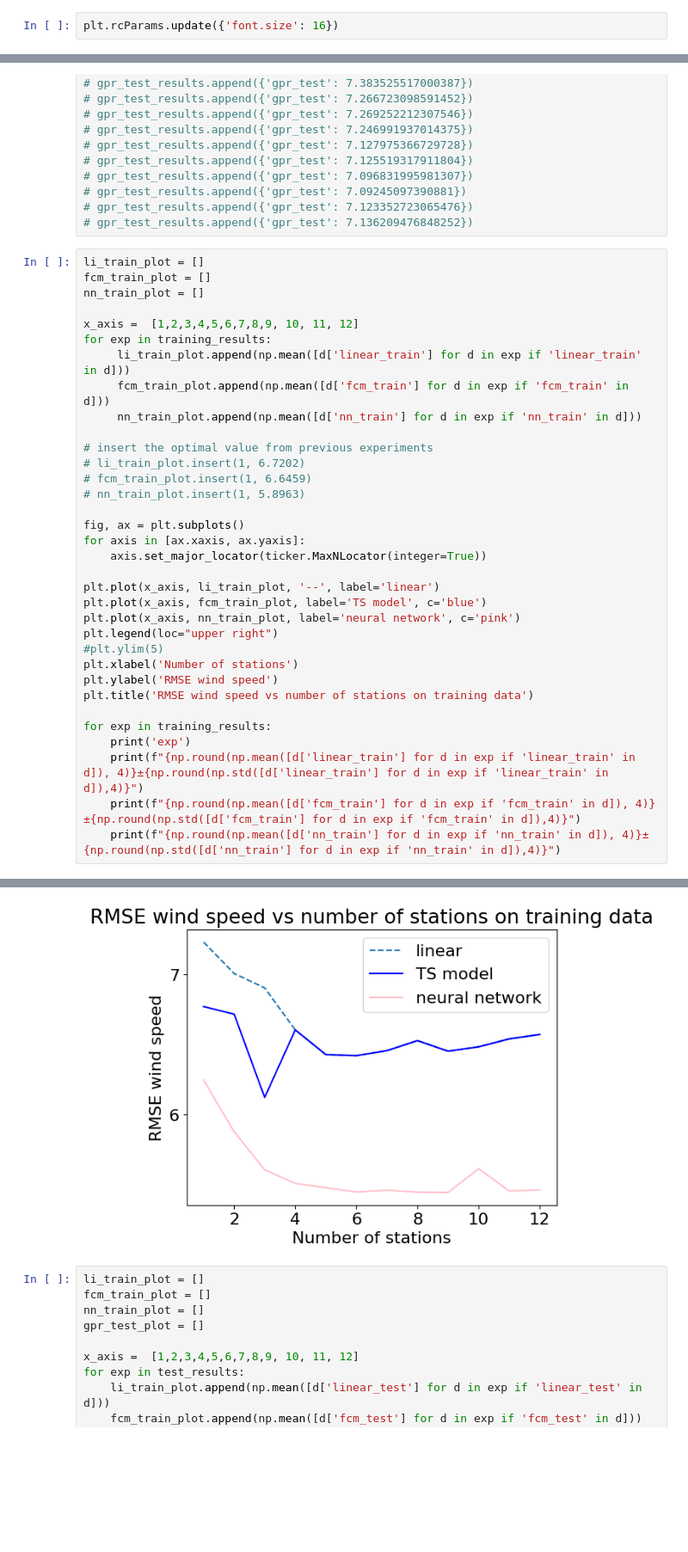
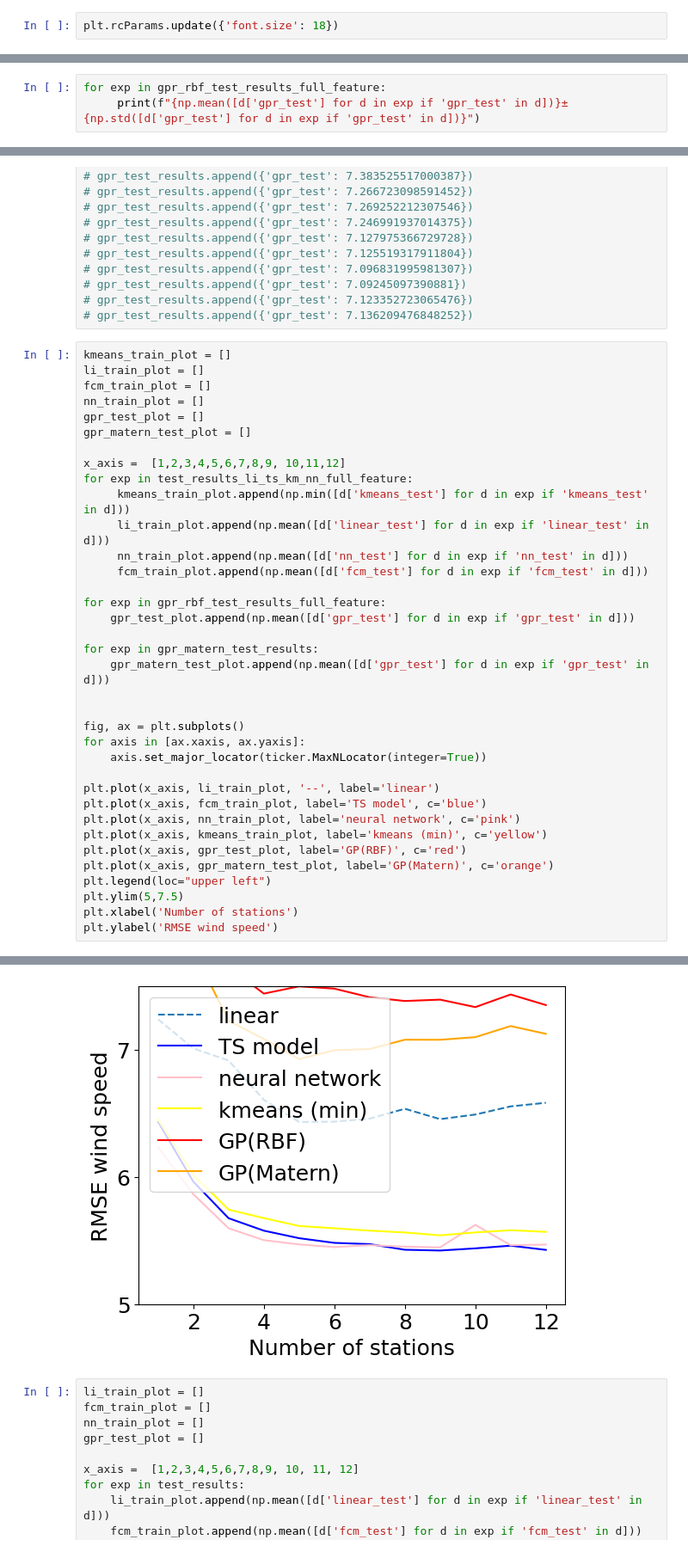
Before and after one commit to yfen3/WindSpeedApproximation, a Jupyter notebook: Exp13_gpr_fix_rmse_full_feature.ipynb, the cells around one changed output, grey strips where cells are left out. Shown at 86% size. Drawn from its saved outputs; the diff is of its cells as text; blank space fills up the shorter version.

Commit message:
240303: Added some visualization notebooks

```diff
--- a/Exp13_gpr_fix_rmse_full_feature.ipynb
+++ b/Exp13_gpr_fix_rmse_full_feature.ipynb
@@ -47,7 +48,7 @@ Num GPUs Available:  1
 # Experiment results for all 6 features (precip is removed)
 # with fixed GPR model
 # %%
-plt.rcParams.update({'font.size': 16})
+plt.rcParams.update({'font.size': 18})
 # %%
 def subsample_data(data, sample_size = 10000):
     indices = np.random.choice(data.shape[0], sample_size, replace=False)
@@ -255,0 +295,3 @@ Root Mean Squared Error: 7.136209476848252
+# %%
+for exp in gpr_rbf_test_results_full_feature:
+     print(f"{np.mean([d['gpr_test'] for d in exp if 'gpr_test' in d])}±{np.std([d['gpr_test'] for d in exp if 'gpr_test' in d])}")
@@ -268,20 +323,26 @@ Root Mean Squared Error: 7.136209476848252
 # gpr_test_results.append({'gpr_test': 7.123352723065476})
 # gpr_test_results.append({'gpr_test': 7.136209476848252})
 # %%
+kmeans_train_plot = []
 li_train_plot = []
 fcm_train_plot = []
 nn_train_plot = []
+gpr_test_plot = []
+gpr_matern_test_plot = []
 
-x_axis =  [1,2,3,4,5,6,7,8,9, 10, 11, 12]
-for exp in training_results:
-     li_train_plot.append(np.mean([d['linear_train'] for d in exp if 'linear_train' in d]))
-     fcm_train_plot.append(np.mean([d['fcm_train'] for d in exp if 'fcm_train' in d]))
-     nn_train_plot.append(np.mean([d['nn_train'] for d in exp if 'nn_train' in d]))
+x_axis =  [1,2,3,4,5,6,7,8,9, 10,11,12]
+for exp in test_results_li_ts_km_nn_full_feature:
+     kmeans_train_plot.append(np.min([d['kmeans_test'] for d in exp if 'kmeans_test' in d]))
+     li_train_plot.append(np.mean([d['linear_test'] for d in exp if 'linear_test' in d]))
+     nn_train_plot.append(np.mean([d['nn_test'] for d in exp if 'nn_test' in d]))
+     fcm_train_plot.append(np.mean([d['fcm_test'] for d in exp if 'fcm_test' in d]))
 
-# insert the optimal value from previous experiments
-# li_train_plot.insert(1, 6.7202)
-# fcm_train_plot.insert(1, 6.6459)
-# nn_train_plot.insert(1, 5.8963)
+for exp in gpr_rbf_test_results_full_feature:
+    gpr_test_plot.append(np.mean([d['gpr_test'] for d in exp if 'gpr_test' in d]))
+
+for exp in gpr_matern_test_results:
+    gpr_matern_test_plot.append(np.mean([d['gpr_test'] for d in exp if 'gpr_test' in d]))
+
 
 fig, ax = plt.subplots()
 for axis in [ax.xaxis, ax.yaxis]:
@@ -290,15 +351,11 @@ for axis in [ax.xaxis, ax.yaxis]:
 plt.plot(x_axis, li_train_plot, '--', label='linear')
 plt.plot(x_axis, fcm_train_plot, label='TS model', c='blue')
 plt.plot(x_axis, nn_train_plot, label='neural network', c='pink')
-plt.legend(loc="upper right")
-#plt.ylim(5)
+plt.plot(x_axis, kmeans_train_plot, label='kmeans (min)', c='yellow')
+plt.plot(x_axis, gpr_test_plot, label='GP(RBF)', c='red')
+plt.plot(x_axis, gpr_matern_test_plot, label='GP(Matern)', c='orange')
+plt.legend(loc="upper left")
+plt.ylim(5,7.5)
 plt.xlabel('Number of stations')
 plt.ylabel('RMSE wind speed')
-plt.title('RMSE wind speed vs number of stations on training data')
-
-for exp in training_results:
-    print('exp')
-    print(f"{np.round(np.mean([d['linear_train'] for d in exp if 'linear_train' in d]), 4)}±{np.round(np.std([d['linear_train'] for d in exp if 'linear_train' in d]),4)}")
-    print(f"{np.round(np.mean([d['fcm_train'] for d in exp if 'fcm_train' in d]), 4)}±{np.round(np.std([d['fcm_train'] for d in exp if 'fcm_train' in d]),4)}")
-    print(f"{np.round(np.mean([d['nn_train'] for d in exp if 'nn_train' in d]), 4)}±{np.round(np.std([d['nn_train'] for d in exp if 'nn_train' in d]),4)}")
 # %% [output]
@@ -322,4 +363,4 @@ exp
-[figure, old version]
+[figure, new version]
 # %%
 li_train_plot = []
 fcm_train_plot = []
```
Also changed, not shown: parts of 12 cells of this notebook, 9 other files.
